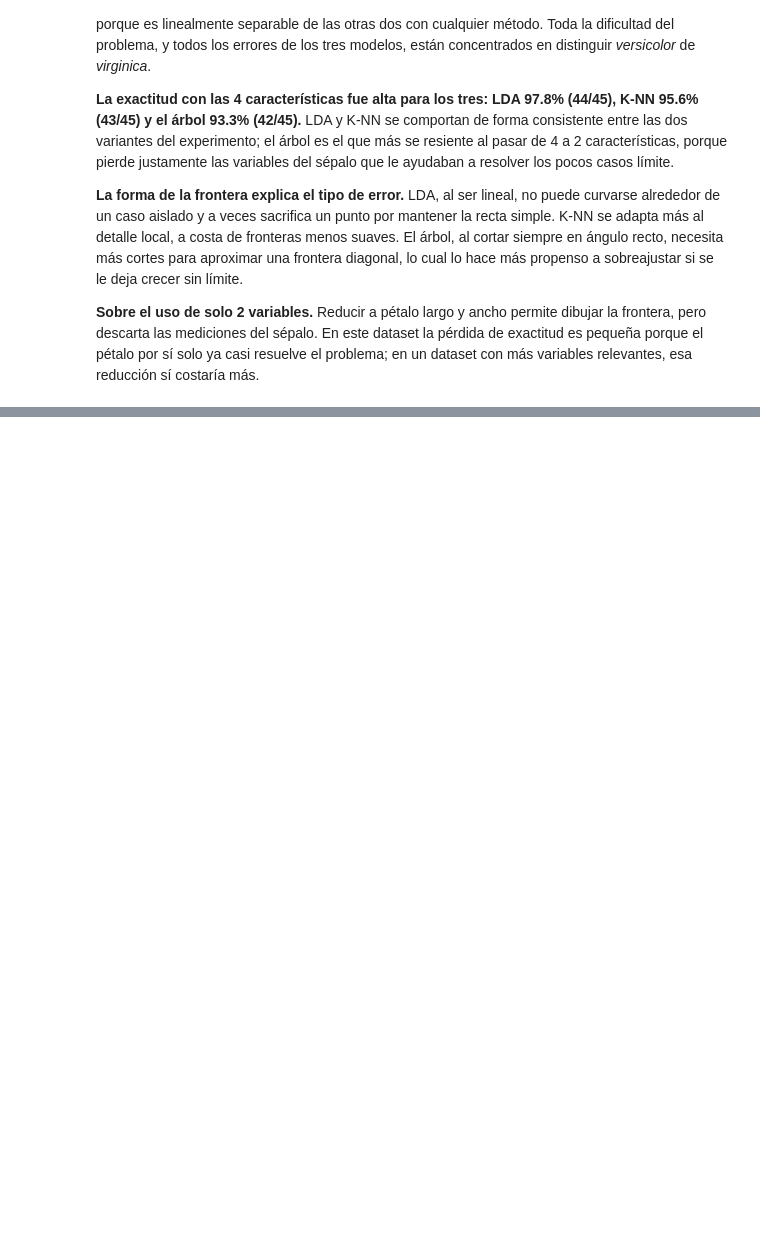
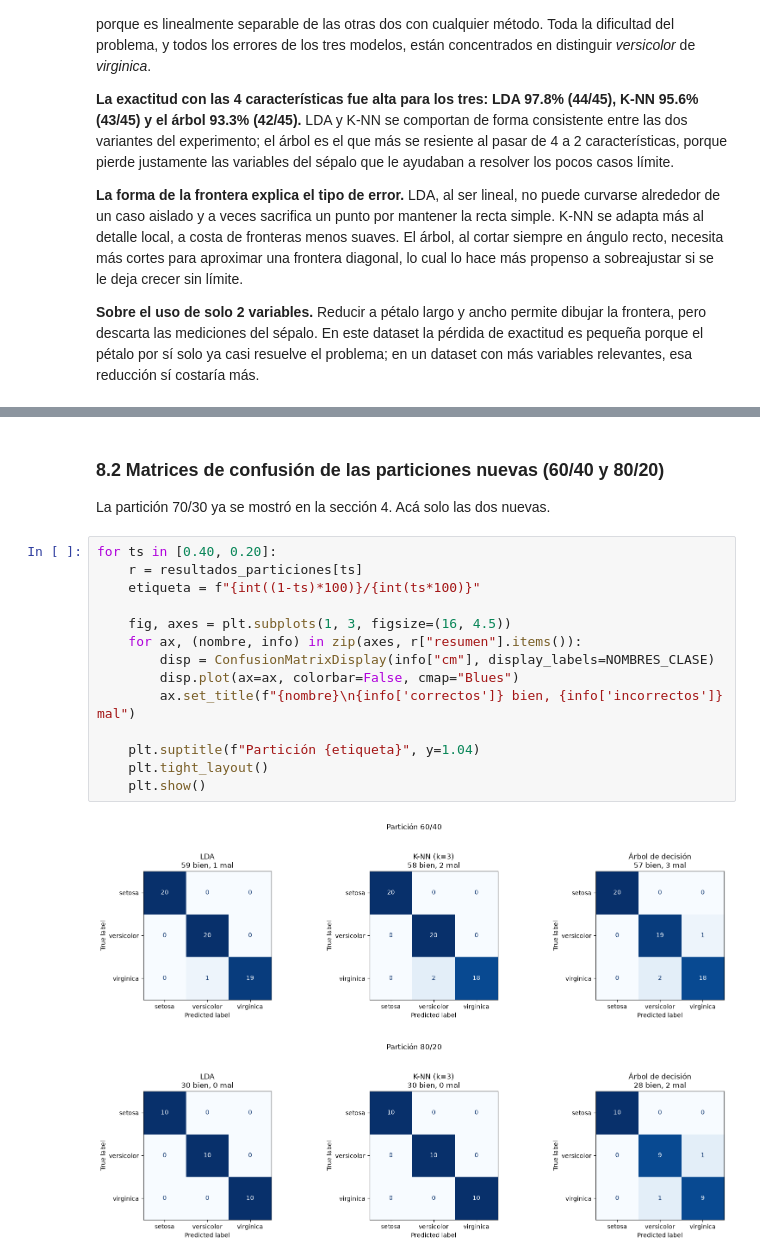
Before and after one commit to jdj40211/Solucionario-JuanDavidSierraOrozco-IntroIA, a Jupyter notebook: clase7-clasificacion/clasificadores_iris.ipynb, the cells around one changed output, grey strips where cells are left out. Cells and saved outputs as stored; diff of their text form; blank space fills up the shorter version.

```diff
--- a/clase7-clasificacion/clasificadores_iris.ipynb
+++ b/clase7-clasificacion/clasificadores_iris.ipynb
@@ -277,0 +392,21 @@ plt.show()
+# %% [markdown]
+### 8.2 Matrices de confusión de las particiones nuevas (60/40 y 80/20)
+
+La partición 70/30 ya se mostró en la sección 4. Acá solo las dos nuevas.
+# %%
+for ts in [0.40, 0.20]:
+    r = resultados_particiones[ts]
+    etiqueta = f"{int((1-ts)*100)}/{int(ts*100)}"
+
+    fig, axes = plt.subplots(1, 3, figsize=(16, 4.5))
+    for ax, (nombre, info) in zip(axes, r["resumen"].items()):
+        disp = ConfusionMatrixDisplay(info["cm"], display_labels=NOMBRES_CLASE)
+        disp.plot(ax=ax, colorbar=False, cmap="Blues")
+        ax.set_title(f"{nombre}\n{info['correctos']} bien, {info['incorrectos']} mal")
+
+    plt.suptitle(f"Partición {etiqueta}", y=1.04)
+    plt.tight_layout()
+    plt.show()
+# %% [output]
+[figure, added]
+[figure, added]
```
Also changed, not shown: parts of 13 cells of this notebook, 1 other file.
